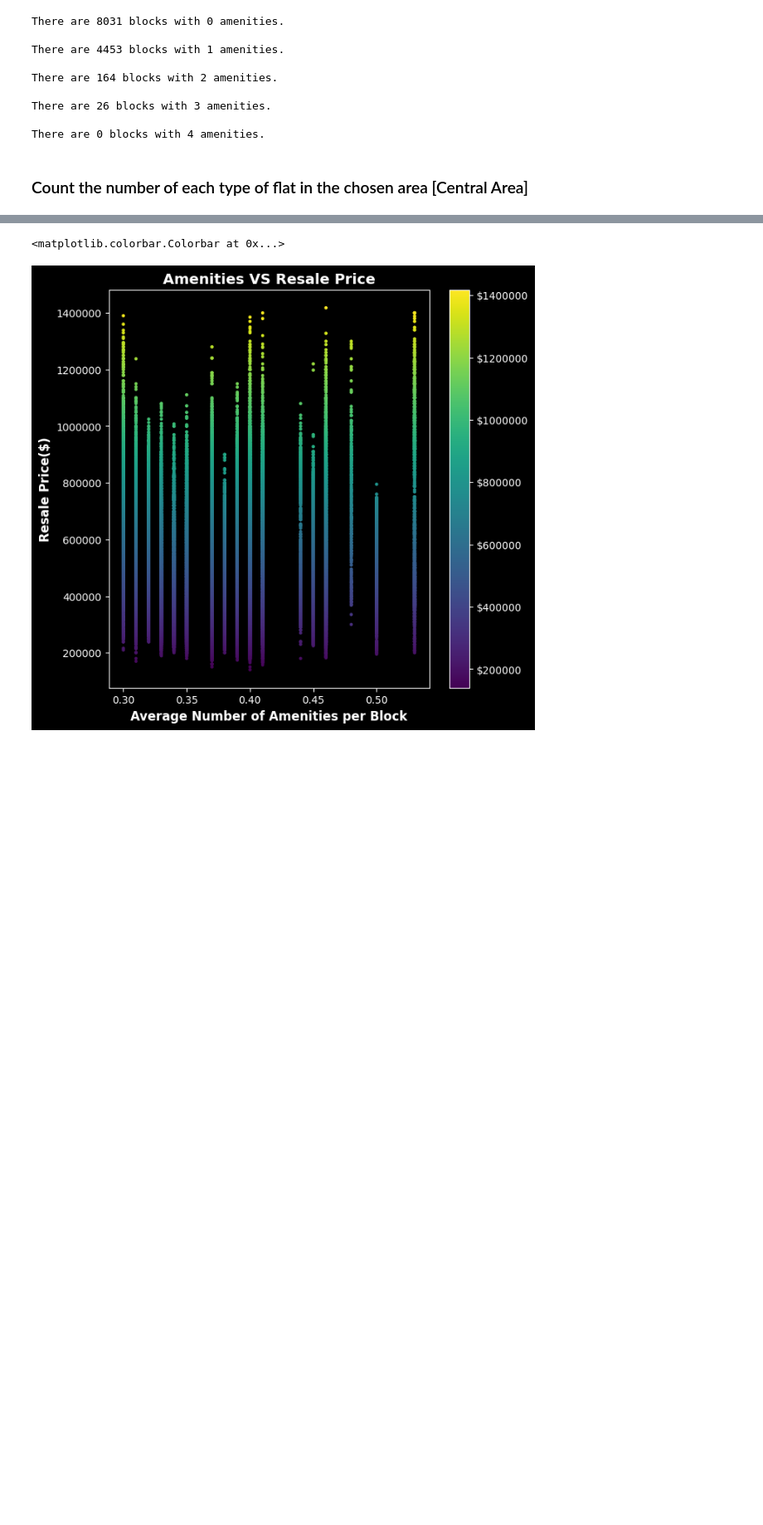
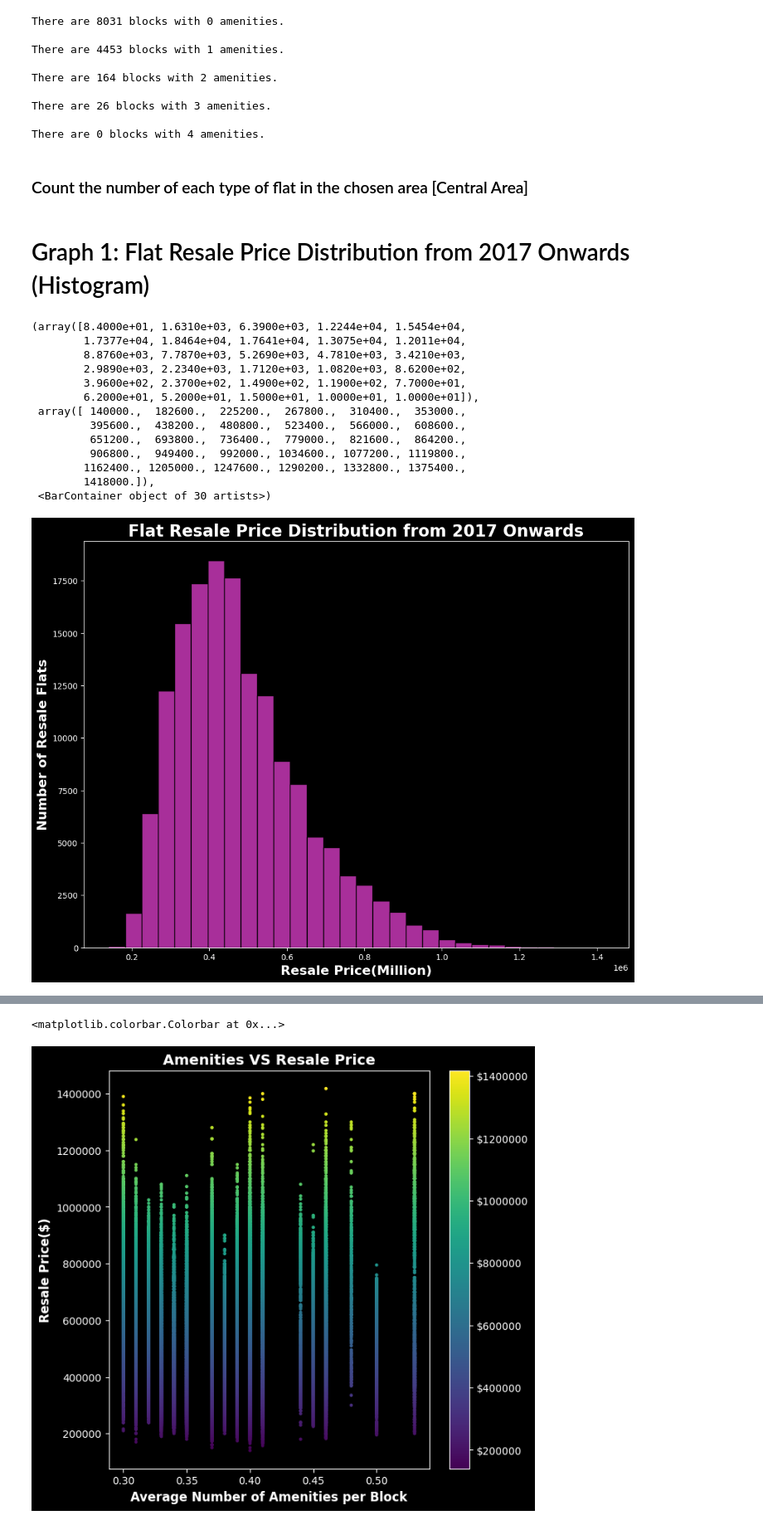
Before and after one commit to Deagozn/PDS, a Jupyter notebook: Assignment/AssignmentV2.ipynb, the cells around one changed output, grey strips where cells are left out. Shown: that part at 83% size. Saved outputs shown, nothing was run; the diff lists cells and outputs as text; code cells hidden in the pictures; blank space fills up the shorter version.

```diff
--- a/Assignment/AssignmentV2.ipynb
+++ b/Assignment/AssignmentV2.ipynb
@@ -429,3 +476,36 @@ for i in range(len(data_info)):
         ca_type_count[1] += data_info['3room_sold'][i] + data_info['3room_rental'][i]
         ca_type_count[2] += data_info['4room_sold'][i] + int(data_info['other_room_rental'][i] * ratio4room)
         ca_type_count[3] += data_info['5room_sold'][i] + int(data_info['other_room_rental'][i] * ratio5room)
+# %% [markdown]
+# Graph 1: Flat Resale Price Distribution from 2017 Onwards (Histogram)
+# %%
+# Set the theme of the plots
+plt.style.use('dark_background')
+
+fig,hist = plt.subplots(figsize=(12,9))
+
+# Set the color of the graph
+hist_color = "#a82f9a"
+
+# Set the title, x-axis label and y-axis label for the plot
+hist.set_xlabel("Resale Price(Million)", fontsize=16, fontweight="bold" )
+hist.set_ylabel("Number of Resale Flats", fontsize=16, fontweight="bold")
+hist.set_title("Flat Resale Price Distribution from 2017 Onwards", fontsize=20, fontweight="bold")
+
+# Plot the graph
+hist.hist(data_sale["resale_price"], bins=30, edgecolor="black", color=hist_color )
+# %% [output]
+(array([8.4000e+01, 1.6310e+03, 6.3900e+03, 1.2244e+04, 1.5454e+04,
+        1.7377e+04, 1.8464e+04, 1.7641e+04, 1.3075e+04, 1.2011e+04,
+        8.8760e+03, 7.7870e+03, 5.2690e+03, 4.7810e+03, 3.4210e+03,
+        2.9890e+03, 2.2340e+03, 1.7120e+03, 1.0820e+03, 8.6200e+02,
+        3.9600e+02, 2.3700e+02, 1.4900e+02, 1.1900e+02, 7.7000e+01,
+        6.2000e+01, 5.2000e+01, 1.5000e+01, 1.0000e+01, 1.0000e+01]),
+ array([ 140000.,  182600.,  225200.,  267800.,  310400.,  353000.,
+         395600.,  438200.,  480800.,  523400.,  566000.,  608600.,
+         651200.,  693800.,  736400.,  779000.,  821600.,  864200.,
+         906800.,  949400.,  992000., 1034600., 1077200., 1119800.,
+        1162400., 1205000., 1247600., 1290200., 1332800., 1375400.,
+        1418000.]),
+ <BarContainer object of 30 artists>)
+[figure, added]
```
Also changed, not shown: parts of 27 cells of this notebook, 1 other file.
